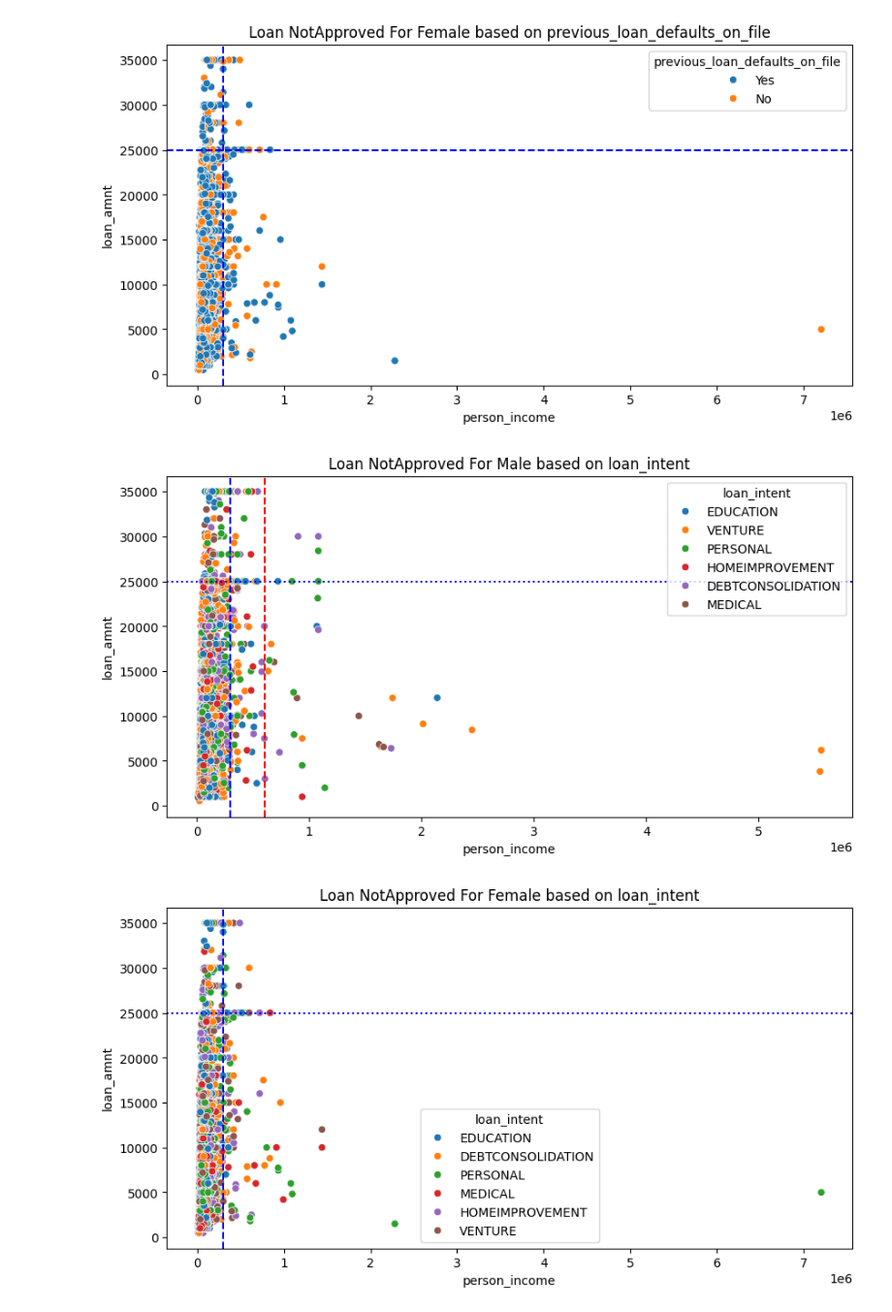
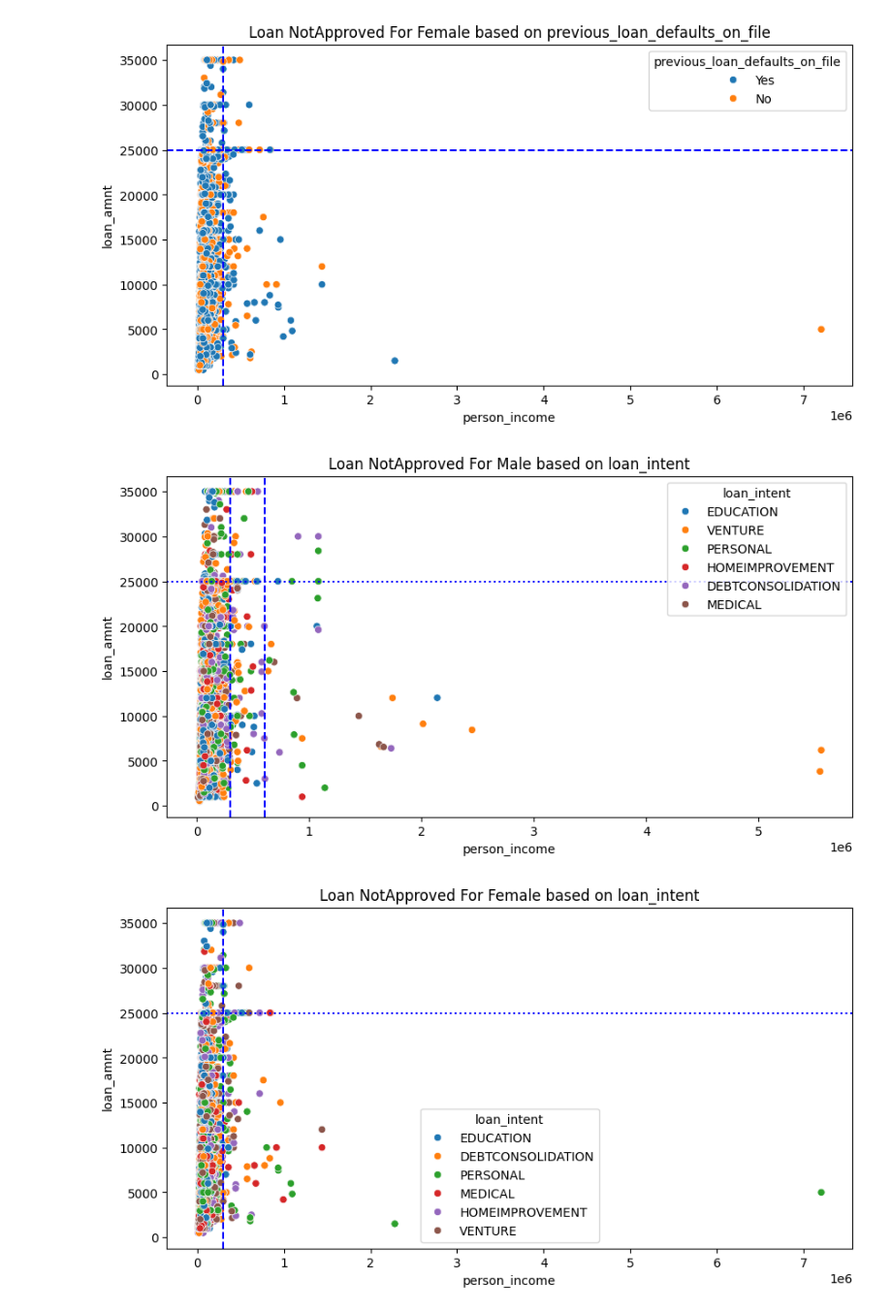
Before and after one commit to mihir0804/DataScience, a Jupyter notebook: Case_Study__03_Loan_Approval_EDA.ipynb, the cells around one changed output. Shown at 97% size. Cells and saved outputs as stored; diff of their text form; code cells hidden in the pictures.

```diff
--- a/Case_Study__03_Loan_Approval_EDA.ipynb
+++ b/Case_Study__03_Loan_Approval_EDA.ipynb
@@ -316,13 +318,14 @@ plt.show()
 # %%
 plt.figure(figsize = (10,5))
 sns.scatterplot(x = loan_status_notapproved_male['person_income'],y = loan_status_notapproved_male['loan_amnt'],hue = loan_status_notapproved_male['loan_intent'])
 plt.title('Loan NotApproved For Male based on loan_intent')
 plt.axvline(300000,linestyle = '--',c = 'b')
 plt.axhline(25000,linestyle = ':',c = 'b')
-plt.axvline(600000,linestyle = '--',c = 'red')
+plt.axvline(600000,linestyle = '--',c = 'b')
+
 plt.show()
 # %% [output]
-[figure, old version]
+[figure, new version]
 # %%
 plt.figure(figsize = (10,5))
 sns.scatterplot(x = loan_status_notapproved_female['person_income'],y = loan_status_notapproved_female['loan_amnt'],hue = loan_status_notapproved_female['loan_intent'])
```
Also changed, not shown: parts of 10 cells of this notebook.
